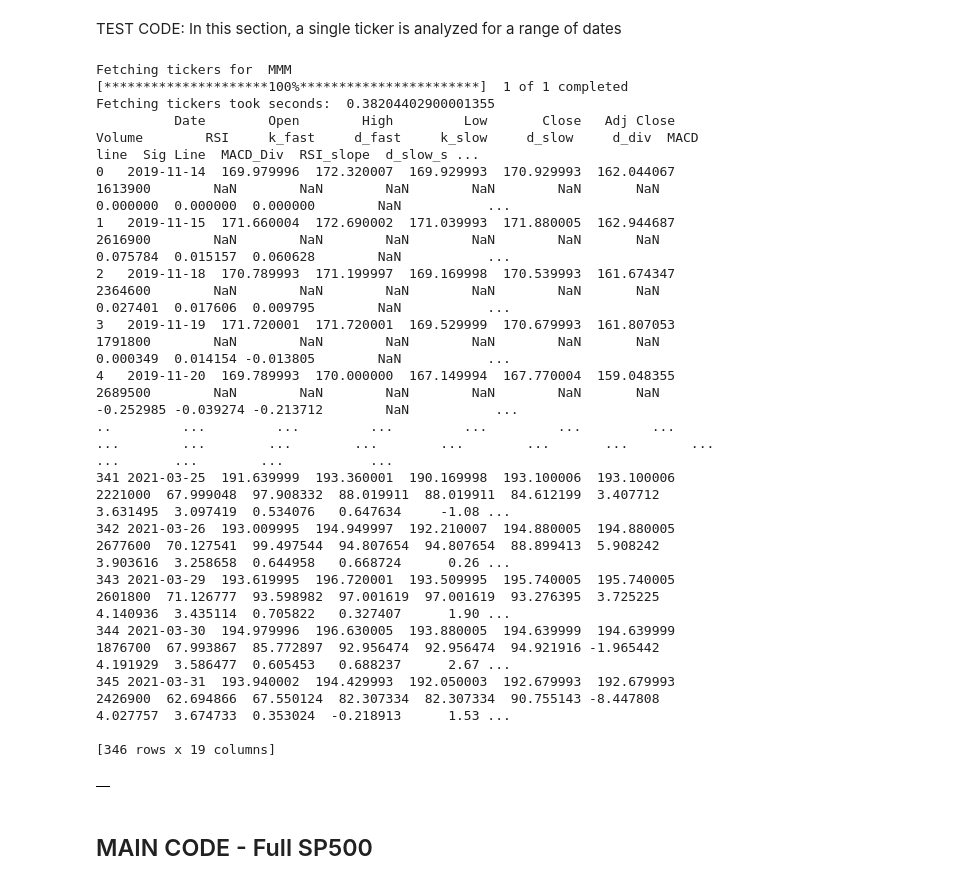
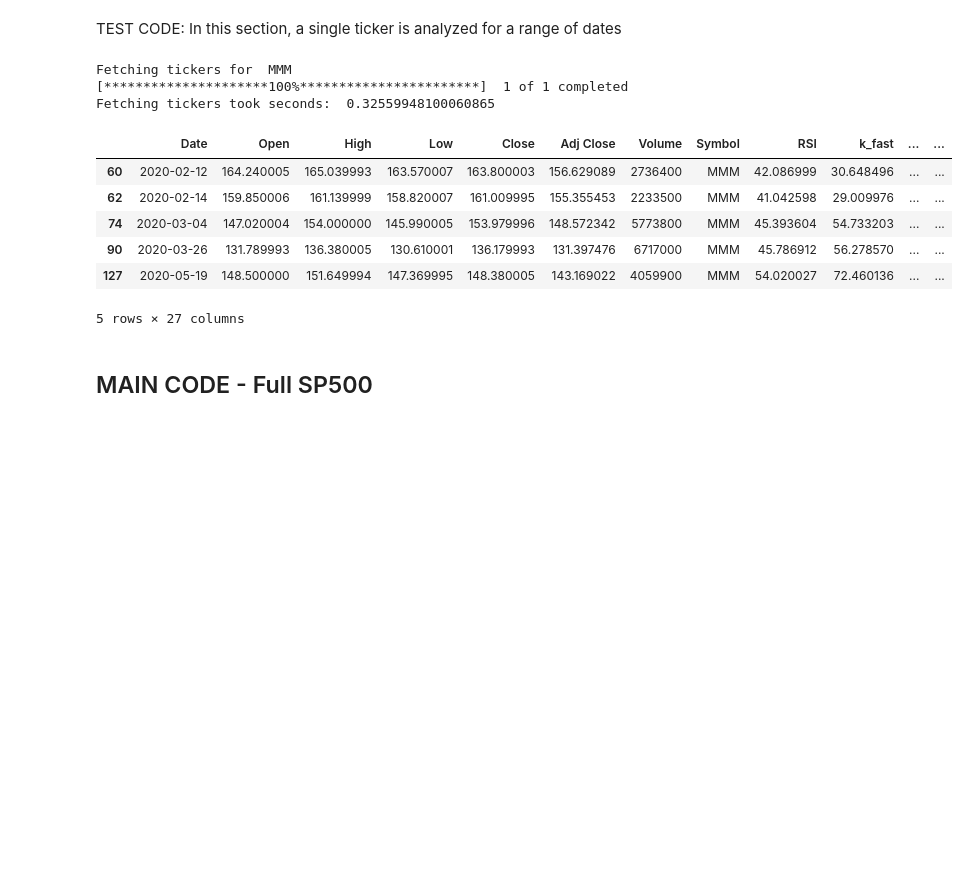
Before and after one commit to arjygh/stocksandoptions, a Jupyter notebook: stonks.ipynb, the cells around one changed output. Drawn from its saved outputs; the diff is of its cells as text; code cells hidden in the pictures; blank space fills up the shorter version.

```diff
--- a/stonks.ipynb
+++ b/stonks.ipynb
@@ -296,42 +327,34 @@ def connect_and_get_cbi_for_ticker_list(ticker_list, start_time_for_fin_data, en
 # %% [markdown]
 TEST CODE: In this section, a single ticker is analyzed for a range of dates
 # %%
-%%capture capt
+#%%capture capt
 
 no_data_tickers = []
 ticker_list = ["MMM"]
 
 # start_time and end_time to fetch data from yahoo
 start_time = '2019-11-14'
 end_time = '2021-04-01'
 
 # start and end dates of trading period
 _trade_days_start = '2020-01-01'
-_trade_days_end = '2020-01-10'
+_trade_days_end = '2020-06-20'
 
 test_days = pd.bdate_range(_trade_days_start, _trade_days_end)
 
 output, no_data_tickers = connect_and_get_cbi_for_ticker_list(ticker_list, start_time, end_time, test_days)
 output.head()
 # %% [output]
 Fetching tickers for  MMM
 [*********************100%***********************]  1 of 1 completed
-Fetching tickers took seconds:  0.38204402900001355
-          Date        Open        High         Low       Close   Adj Close   Volume        RSI     k_fast     d_fast     k_slow     d_slow     d_div  MACD line  Sig Line  MACD_Div  RSI_slope  d_slow_s ...
-0   2019-11-14  169.979996  172.320007  169.929993  170.929993  162.044067  1613900        NaN        NaN        NaN        NaN        NaN       NaN   0.000000  0.000000  0.000000        NaN           ...
-1   2019-11-15  171.660004  172.690002  171.039993  171.880005  162.944687  2616900        NaN        NaN        NaN        NaN        NaN       NaN   0.075784  0.015157  0.060628        NaN           ...
-2   2019-11-18  170.789993  171.199997  169.169998  170.539993  161.674347  2364600        NaN        NaN        NaN        NaN        NaN       NaN   0.027401  0.017606  0.009795        NaN           ...
-3   2019-11-19  171.720001  171.720001  169.529999  170.679993  161.807053  1791800        NaN        NaN        NaN        NaN        NaN       NaN   0.000349  0.014154 -0.013805        NaN           ...
-4   2019-11-20  169.789993  170.000000  167.149994  167.770004  159.048355  2689500        NaN        NaN        NaN        NaN        NaN       NaN  -0.252985 -0.039274 -0.213712        NaN           ...
-..         ...         ...         ...         ...         ...         ...      ...        ...        ...        ...        ...        ...       ...        ...       ...       ...        ...           ...
-341 2021-03-25  191.639999  193.360001  190.169998  193.100006  193.100006  2221000  67.999048  97.908332  88.019911  88.019911  84.612199  3.407712   3.631495  3.097419  0.534076   0.647634     -1.08 ...
-342 2021-03-26  193.009995  194.949997  192.210007  194.880005  194.880005  2677600  70.127541  99.497544  94.807654  94.807654  88.899413  5.908242   3.903616  3.258658  0.644958   0.668724      0.26 ...
-343 2021-03-29  193.619995  196.720001  193.509995  195.740005  195.740005  2601800  71.126777  93.598982  97.001619  97.001619  93.276395  3.725225   4.140936  3.435114  0.705822   0.327407      1.90 ...
-344 2021-03-30  194.979996  196.630005  193.880005  194.639999  194.639999  1876700  67.993867  85.772897  92.956474  92.956474  94.921916 -1.965442   4.191929  3.586477  0.605453   0.688237      2.67 ...
-345 2021-03-31  193.940002  194.429993  192.050003  192.679993  192.679993  2426900  62.694866  67.550124  82.307334  82.307334  90.755143 -8.447808   4.027757  3.674733  0.353024  -0.218913      1.53 ...
-
-[346 rows x 19 columns]
+Fetching tickers took seconds:  0.32559948100060865
-|  |
+|  | Date | Open | High | Low | Close | Adj Close | Volume | Symbol | RSI | k_fast | ... | ... |
+| 60 | 2020-02-12 | 164.240005 | 165.039993 | 163.570007 | 163.800003 | 156.629089 | 2736400 | MMM | 42.086999 | 30.648496 | ... | ... |
+| 62 | 2020-02-14 | 159.850006 | 161.139999 | 158.820007 | 161.009995 | 155.355453 | 2233500 | MMM | 41.042598 | 29.009976 | ... | ... |
+| 74 | 2020-03-04 | 147.020004 | 154.000000 | 145.990005 | 153.979996 | 148.572342 | 5773800 | MMM | 45.393604 | 54.733203 | ... | ... |
+| 90 | 2020-03-26 | 131.789993 | 136.380005 | 130.610001 | 136.179993 | 131.397476 | 6717000 | MMM | 45.786912 | 56.278570 | ... | ... |
+| 127 | 2020-05-19 | 148.500000 | 151.649994 | 147.369995 | 148.380005 | 143.169022 | 4059900 | MMM | 54.020027 | 72.460136 | ... | ... |
+5 rows × 27 columns
 # %% [markdown]
 ## MAIN CODE - Full SP500
 # %%
```
Also changed, not shown: parts of 4 cells of this notebook.
